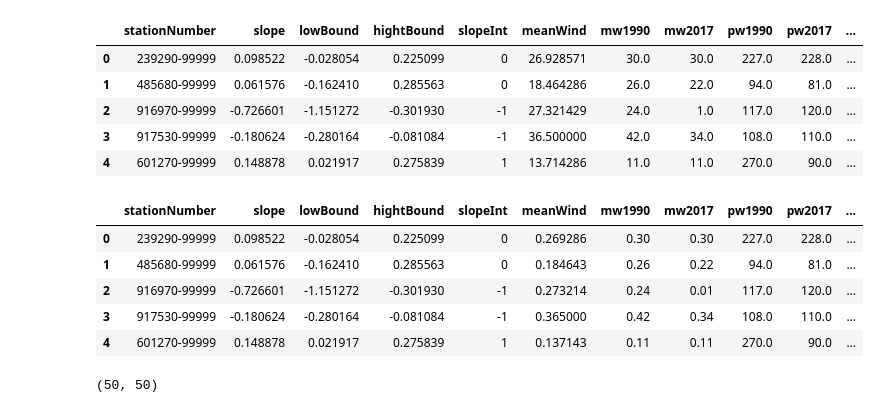
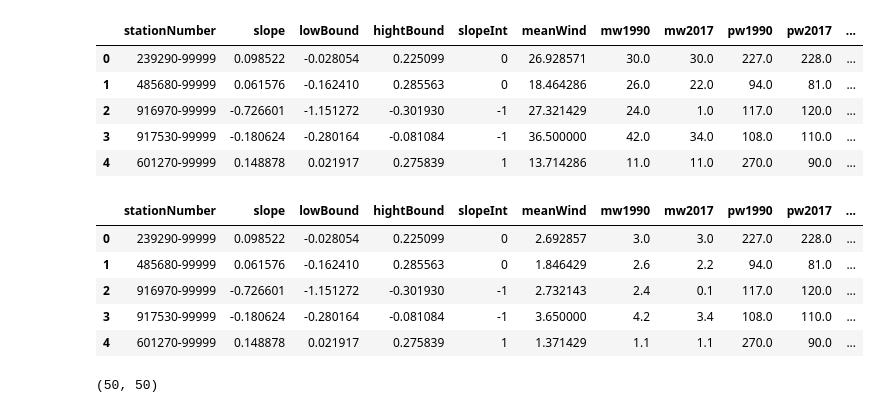
Before and after one commit to aametcalf01/globalWindTrends, a Jupyter notebook: scripts/stationPlot.ipynb, the cells around one changed output. Drawn from its saved outputs; the diff is of its cells as text; code cells hidden in the pictures.

```diff
--- a/scripts/stationPlot.ipynb
+++ b/scripts/stationPlot.ipynb
@@ -722,17 +722,17 @@ gdf.head()
 # %%
 # windMap.head()
 # %%
-#gdf["meanWind"] = gdf["meanWind"]/100
-gdf["mw1990"] = gdf["mw1990"]/100
-gdf["mw2017"] = gdf["mw2017"]/100
+gdf["meanWind"] = gdf["meanWind"]/10
+gdf["mw1990"] = gdf["mw1990"]/10
+gdf["mw2017"] = gdf["mw2017"]/10
 gdf.head()
 # %% [output]
 |  | stationNumber | slope | lowBound | hightBound | slopeInt | meanWind | mw1990 | mw2017 | pw1990 | pw2017 | ... |
-| 0 | 239290-99999 | 0.098522 | -0.028054 | 0.225099 | 0 | 0.269286 | 0.30 | 0.30 | 227.0 | 228.0 | ... |
-| 1 | 485680-99999 | 0.061576 | -0.162410 | 0.285563 | 0 | 0.184643 | 0.26 | 0.22 | 94.0 | 81.0 | ... |
-| 2 | 916970-99999 | -0.726601 | -1.151272 | -0.301930 | -1 | 0.273214 | 0.24 | 0.01 | 117.0 | 120.0 | ... |
-| 3 | 917530-99999 | -0.180624 | -0.280164 | -0.081084 | -1 | 0.365000 | 0.42 | 0.34 | 108.0 | 110.0 | ... |
-| 4 | 601270-99999 | 0.148878 | 0.021917 | 0.275839 | 1 | 0.137143 | 0.11 | 0.11 | 270.0 | 90.0 | ... |
+| 0 | 239290-99999 | 0.098522 | -0.028054 | 0.225099 | 0 | 2.692857 | 3.0 | 3.0 | 227.0 | 228.0 | ... |
+| 1 | 485680-99999 | 0.061576 | -0.162410 | 0.285563 | 0 | 1.846429 | 2.6 | 2.2 | 94.0 | 81.0 | ... |
+| 2 | 916970-99999 | -0.726601 | -1.151272 | -0.301930 | -1 | 2.732143 | 2.4 | 0.1 | 117.0 | 120.0 | ... |
+| 3 | 917530-99999 | -0.180624 | -0.280164 | -0.081084 | -1 | 3.650000 | 4.2 | 3.4 | 108.0 | 110.0 | ... |
+| 4 | 601270-99999 | 0.148878 | 0.021917 | 0.275839 | 1 | 1.371429 | 1.1 | 1.1 | 270.0 | 90.0 | ... |
 # %%
 # #code to write geodatabases to shape files
 # outPathPoints = os.getcwd()+"/outputShapefiles/stationPoints90.shp"
```
Also changed, not shown: parts of 2 cells of this notebook, 1 other file.
